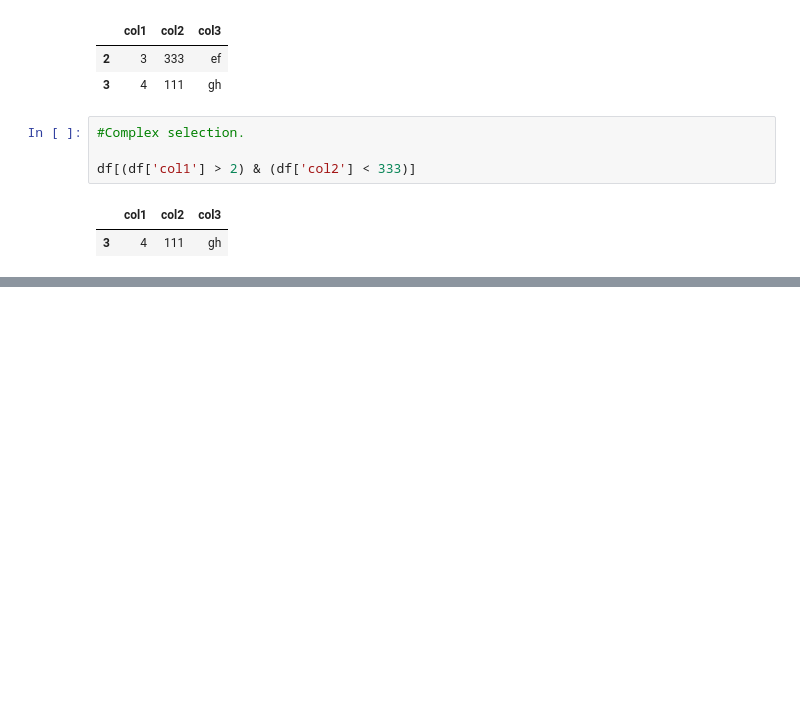
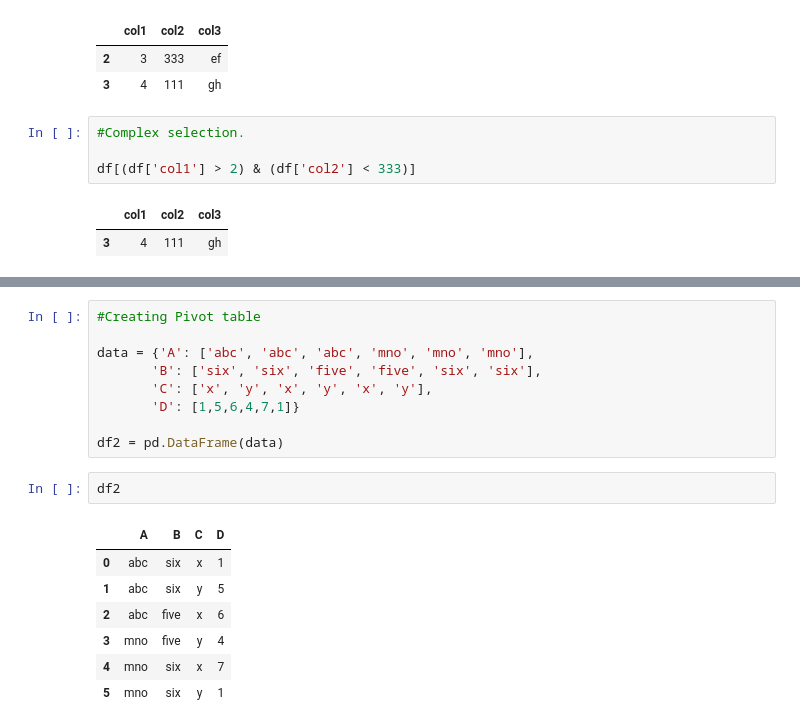
Before and after one commit to subhajitmajumder/python_program, a Jupyter notebook: me_Pandas.ipynb, the cells around one changed output, grey strips where cells are left out. Cells and saved outputs as stored; diff of their text form; blank space fills up the shorter version.

```diff
--- a/me_Pandas.ipynb
+++ b/me_Pandas.ipynb
@@ -972,0 +1033,19 @@ df[(df['col1'] > 2) & (df['col2'] < 333)]
+# %%
+#Creating Pivot table
+
+data = {'A': ['abc', 'abc', 'abc', 'mno', 'mno', 'mno'],
+       'B': ['six', 'six', 'five', 'five', 'six', 'six'],
+       'C': ['x', 'y', 'x', 'y', 'x', 'y'],
+       'D': [1,5,6,4,7,1]}
+
+df2 = pd.DataFrame(data)
+# %%
+df2
+# %% [output]
+|  | A | B | C | D |
+| 0 | abc | six | x | 1 |
+| 1 | abc | six | y | 5 |
+| 2 | abc | five | x | 6 |
+| 3 | mno | five | y | 4 |
+| 4 | mno | six | x | 7 |
+| 5 | mno | six | y | 1 |
```
Also changed, not shown: parts of 11 cells of this notebook.
